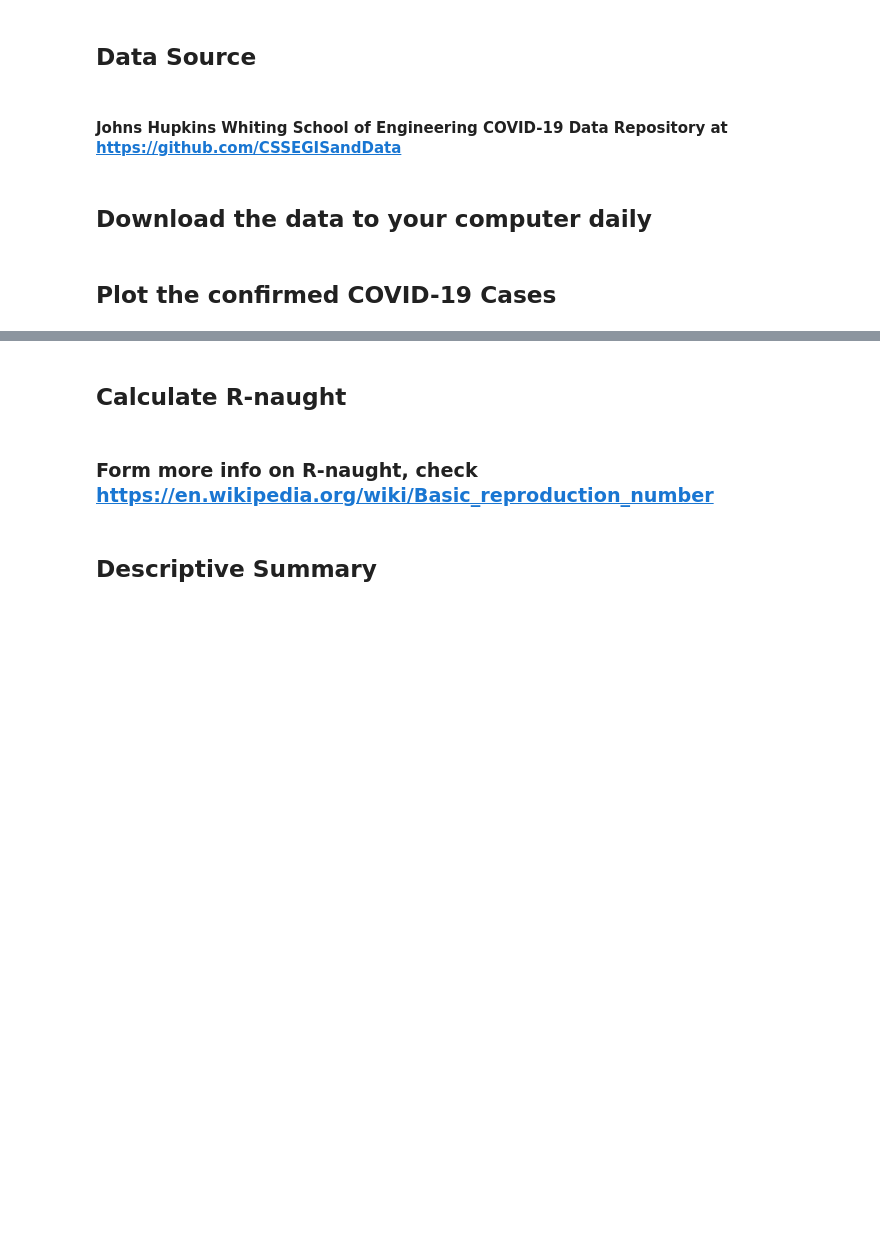
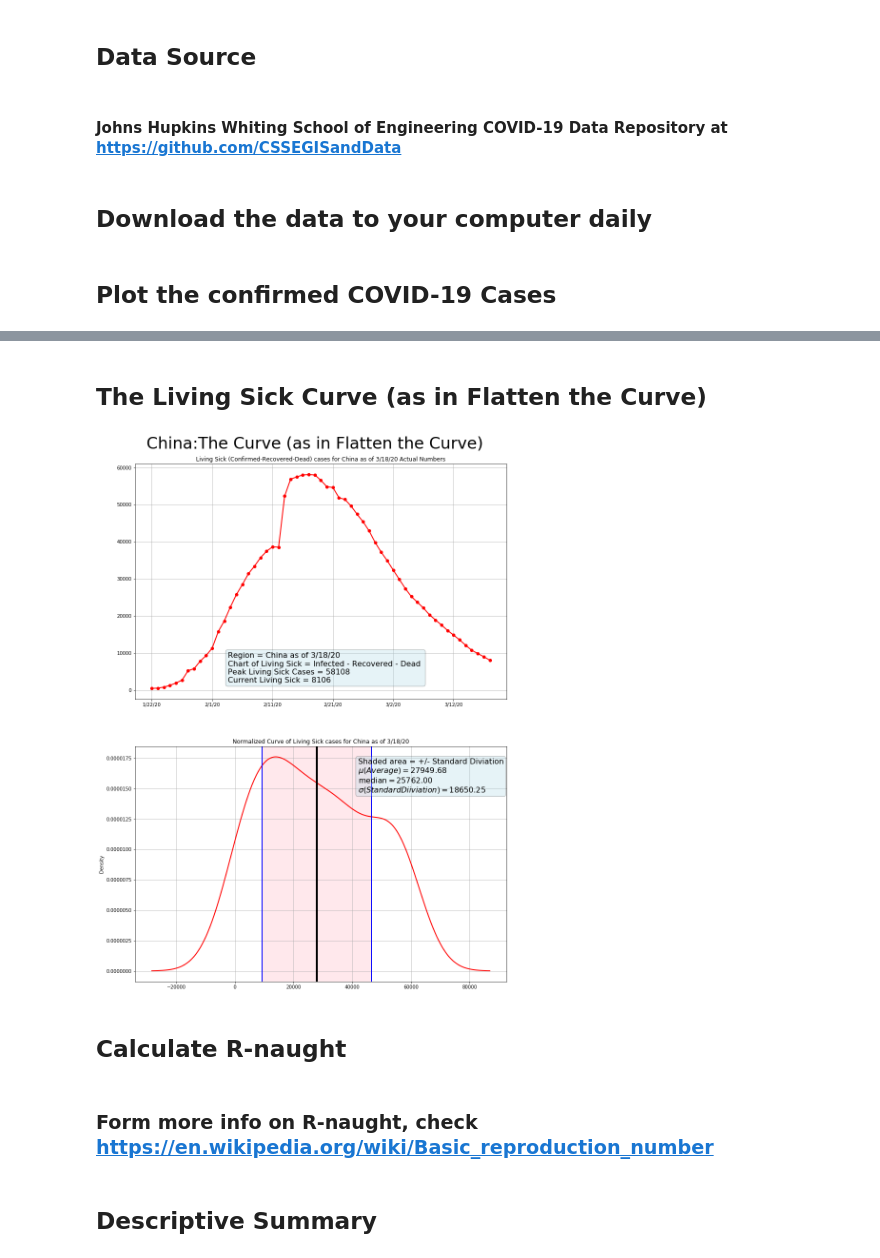
Before and after one commit to sabawi/COVID-19-R-NAUGHT, a Jupyter notebook: covid-19-r-naught.ipynb, the cells around one changed output, grey strips where cells are left out. Saved outputs shown, nothing was run; the diff lists cells and outputs as text; code cells hidden in the pictures; blank space fills up the shorter version.

```diff
--- a/covid-19-r-naught.ipynb
+++ b/covid-19-r-naught.ipynb
@@ -88,3 +92,63 @@ ax.grid(True,which="both")
+# %% [markdown]
+## The Living Sick Curve (as in Flatten the Curve)
+# %%
+## The Curve
+TheCurve_df = us_df_cumulative[colname] - us_df_recovered_cum[colname_recovered] - us_df_deaths_cum[colname_deaths]
+
+fig, ax = plt.subplots(2,1,figsize=(14,20))
+plt.title('This is a test', {'fontsize': 18})
+
+#us_df_cumulative_no0 = us_df_cumulative[colname].diff(1).copy(deep=True)
+TheCurve_df.plot(ax=ax[0],c='red', lw=2,
+                 title='Living Sick (Confirmed-Recovered-Dead) cases for '+region+' as of '+str(us_df_cumulative.index[-1])+' Actual Numbers')
+ax[0].plot(TheCurve_df,'o',c='red',lw=8)
+ax[0].grid(True,which="both")
+
+peak = TheCurve_df.max()
+last_sick = TheCurve_df[-1]
+
+textstr = '\n'.join((
+        r'Region = %s as of %s' % (region, str(us_df_cumulative.index[-1]),),
+        r'Chart of Living Sick = Infected - Recovered - Dead ',
+        r'Peak Living Sick Cases = %.0f' % (peak, ),
+        r'Current Living Sick = %.0f' % (last_sick, )))
+
+props = dict(boxstyle='round', facecolor='lightblue', alpha=0.3)
+_=ax[0].text(0.25, 0.2, textstr, transform=ax[0].transAxes, fontsize=16, fontfamily='sans-serif',
+        verticalalignment='top', bbox=props)
+
+TheCurve_df.plot.kde(ax=ax[1],c='red', lw=2,
+                     title='Normalized Curve of Living Sick cases for '+region+' as of '+str(us_df_cumulative.index[-1])+'')
+ax[1].grid(True,which="both")
+
+std_div = TheCurve_df.std()
+median = TheCurve_df.median()
+mean = TheCurve_df.mean()
+
+ax[1].axvline(mean,lw=4,c='black')
+ax[1].axvline(mean-std_div,lw=2,c='blue')
+ax[1].axvline(mean+std_div,lw=2,c='blue')
+ax[1].axvspan(mean-std_div,mean+std_div,color='lightpink',alpha=.3)
+
+textstr = '\n'.join((
+    r'Shaded area = +/- Standard Diviation',
+    r'$\mu(Average)=%.2f$' % (mean, ),
+    r'$\mathrm{median}=%.2f$' % (median, ),
+    r'$\sigma(StandardDiiviation)=%.2f$' % (std_div, )))
+
+# these are matplotlib.patch.Patch properties
+props = dict(boxstyle='round', facecolor='lightblue', alpha=0.3)
+
+# place a text box in upper left in axes coords
+_=ax[1].text(0.6, 0.95, textstr, transform=ax[1].transAxes, fontsize=16, fontfamily='sans-serif',
+        verticalalignment='top', bbox=props)
+
+
+plt.suptitle(region +':The Curve (as in Flatten the Curve)', fontsize=34,y=0.92)
+
+plt.show()
+# %% [output]
+[figure, added]
 # %% [markdown]
 ## Calculate R-naught
 # %% [markdown]
```
Also changed, not shown: parts of 5 cells of this notebook.
